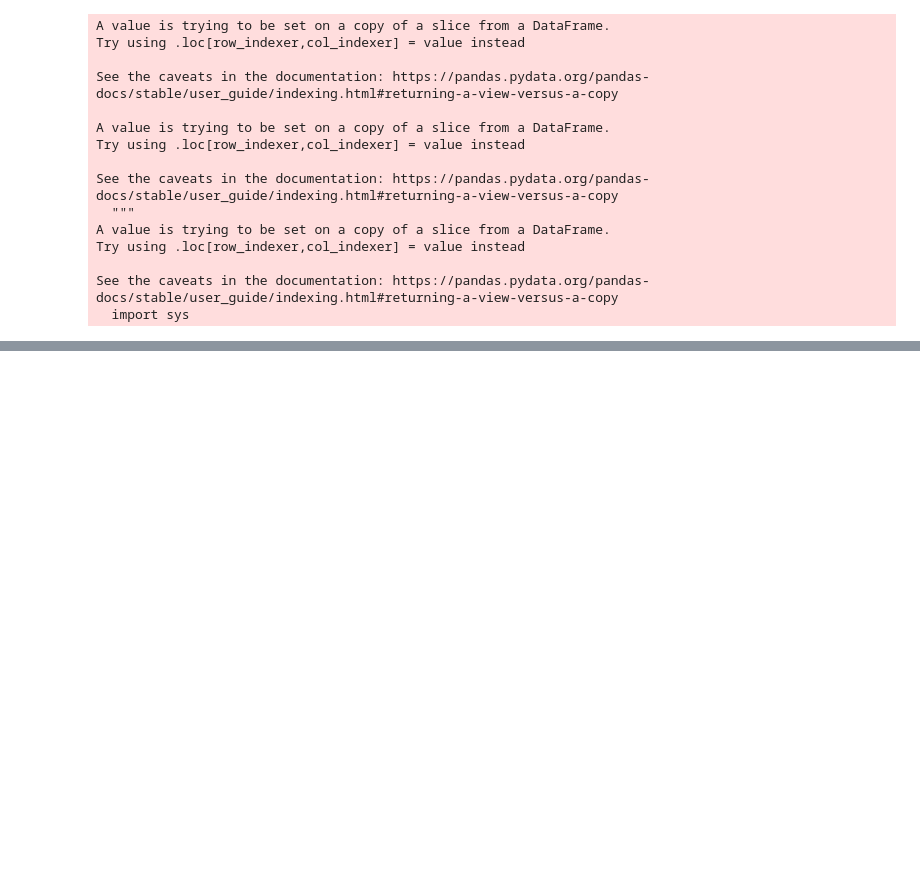
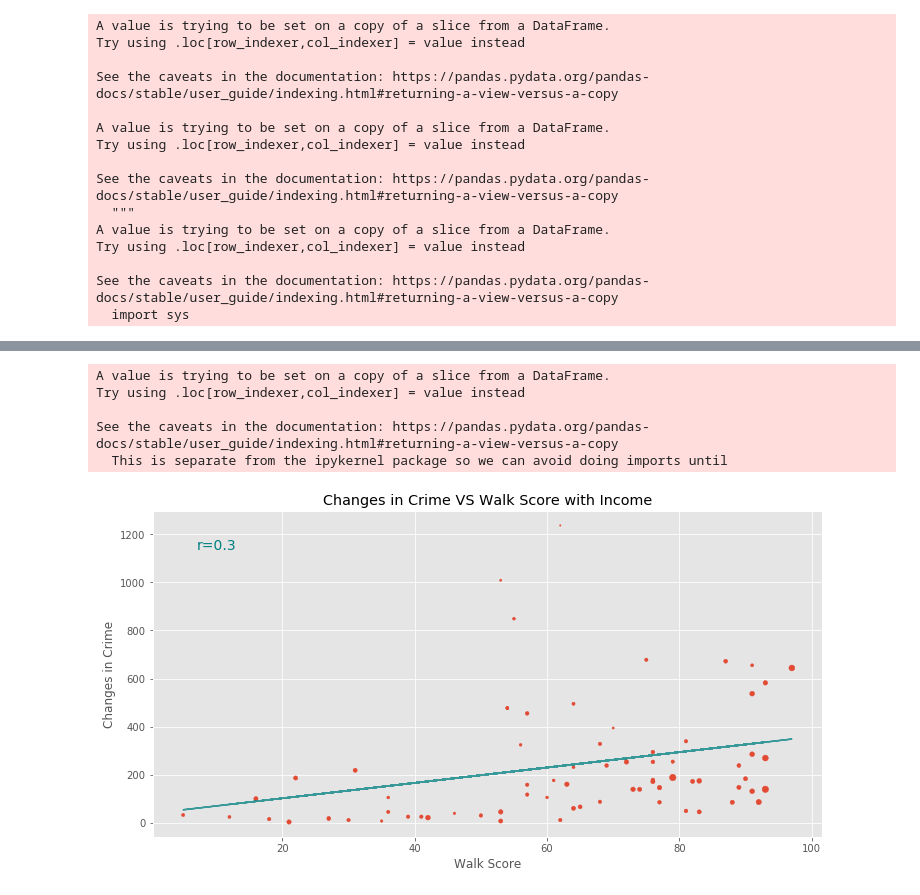
Before and after one commit to troypramsey/WalkabilityRaceIncome_InPortland_2012-2018, a Jupyter notebook: analysis.ipynb, the cells around one changed output, grey strips where cells are left out. Cells and saved outputs as stored; diff of their text form; code cells hidden in the pictures; blank space fills up the shorter version.

```diff
--- a/analysis.ipynb
+++ b/analysis.ipynb
@@ -310,0 +346,36 @@ plt.show()
+# %%
+income_by_nh = pd.read_csv('data_resources/income_by_neighborhood.csv')
+join_income = income_by_nh[['name', 'Median Income 2012', 'Median Income 2018']]
+join_income['Change in Income'] = pd.DataFrame(join_income['Median Income 2018'] - join_income['Median Income 2012'])
+
+crime_vs_income = pd.merge(cvw, join_income, how='left', left_on='Name', right_on='name')
+clean_crime_vs_income = crime_vs_income[['Name', 'Walk Score', 'Change in Income', 'Change in Crime']]
+
+x_values = clean_crime_vs_income['Walk Score']
+y_values = clean_crime_vs_income['Change in Crime']
+z_values = clean_crime_vs_income['Change in Income']
+
+plt.figure(figsize=(12,6))
+plt.scatter(x=x_values, y=y_values, s=z_values/(z_values.min()/2))
+plt.xlabel('Walk Score', fontsize=12.0)
+plt.ylabel('Changes in Crime', fontsize=12.0)
+plt.title('Changes in Crime VS Walk Score with Income')
+
+(slope, intercept, rvalue, pvalue, stderr) = linregress(x_values, y_values)
+
+regress_values = x_values * slope + intercept
+line_eq = 'y = ' + str(round(slope,2)) + 'x + ' + str(round(intercept,2))
+plt.plot(x_values, regress_values, color='teal', linestyle='solid', alpha=.75)
+plt.annotate(f'r={round(rvalue, 2)}', (x_values.min()+2, y_values.max()-100), fontsize=14,color='teal')
+
+path = f'output_files/crime_income.png'
+plt.savefig(path, format='png')
+
+plt.show()
+# %% [output]
+A value is trying to be set on a copy of a slice from a DataFrame.
+Try using .loc[row_indexer,col_indexer] = value instead
+
+See the caveats in the documentation: https://pandas.pydata.org/pandas-docs/stable/user_guide/indexing.html#returning-a-view-versus-a-copy
+  This is separate from the ipykernel package so we can avoid doing imports until
+[figure, added]
```
Also changed, not shown: parts of 8 cells of this notebook, 11 other files.
